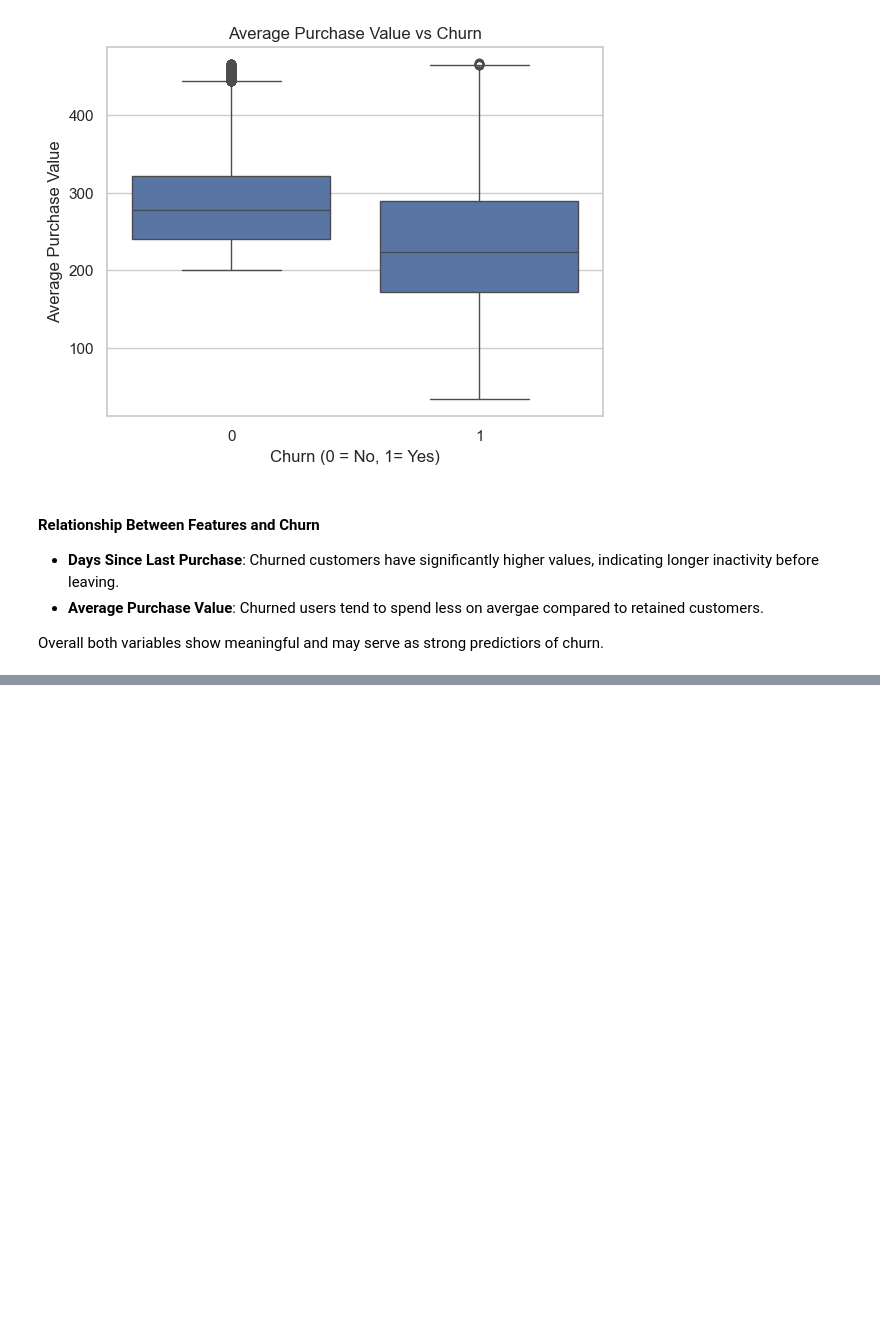
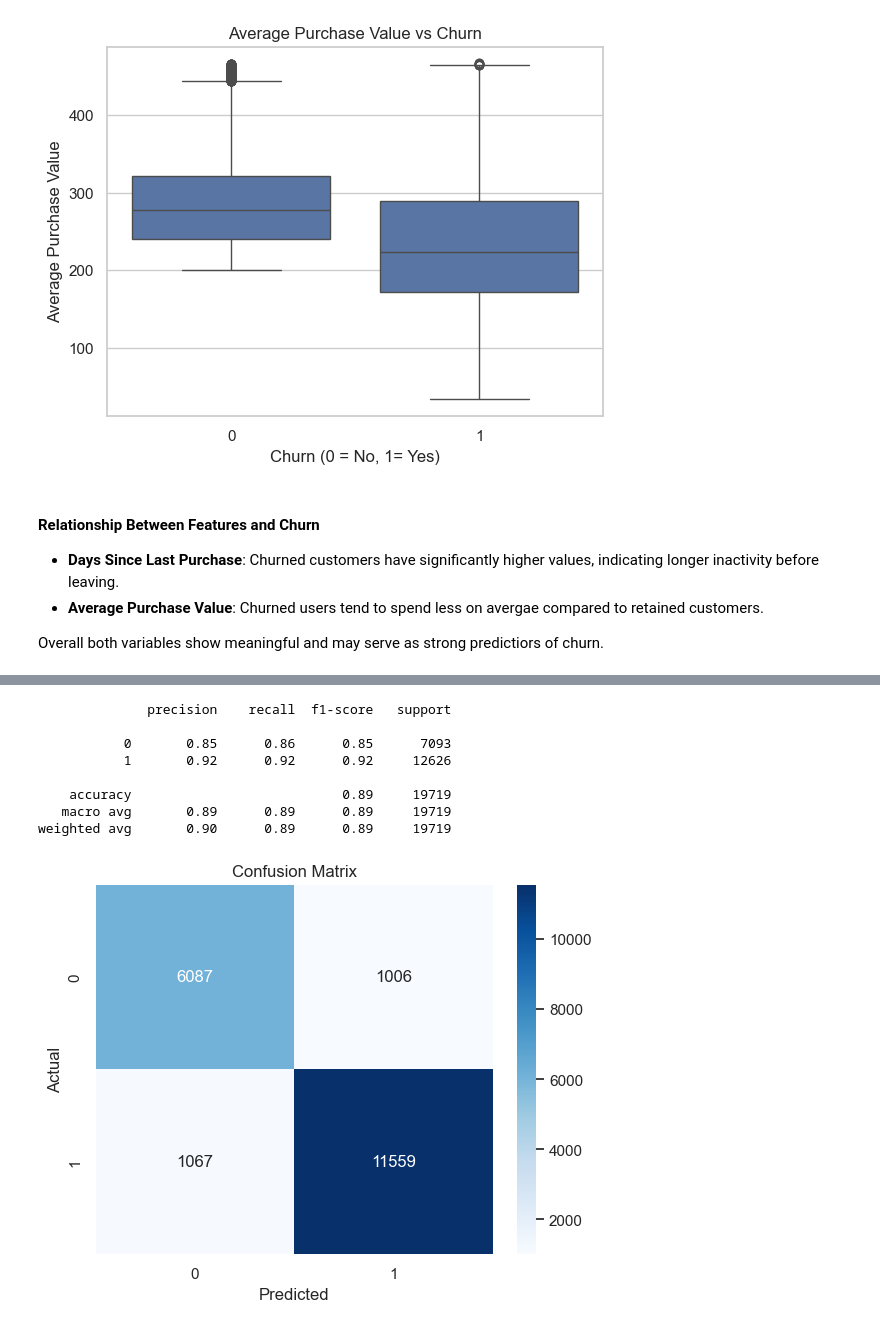
Before and after one commit to Wykoo/churn-prediction-project, a Jupyter notebook: notebooks/01_notebook.ipynb, the cells around one changed output, grey strips where cells are left out. Cells and saved outputs as stored; diff of their text form; code cells hidden in the pictures; blank space fills up the shorter version.

```diff
--- a/notebooks/01_eda.ipynb
+++ b/notebooks/01_notebook.ipynb
@@ -319,0 +362,21 @@ plt.show()
+# %%
+# Dropping unnecessary columns
+
+df = df.drop(columns=['klient_id', 'plec']) # plec is already encoded
+# %%
+from sklearn.preprocessing import StandardScaler
+# Separate features and target variables
+x = df.drop(columns=['czy_churn']) # features (predictors)
+y = df['czy_churn'] # target variable
+
+scaler = StandardScaler()
+X_scaled = scaler.fit_transform(x)
+# %%
+# Traing/Test Split
+from sklearn.model_selection import train_test_split
+
+X_train, X_test, y_train, y_test = train_test_split(x,y, test_size=0.2, random_state=42, stratify=y)
+# %%
+scaler = StandardScaler()
+X_train_scaled = scaler.fit_transform(X_train)
+X_test_scaled = scaler.transform(X_test)
@@ -319,0 +390,31 @@ plt.show()
+# %%
+from sklearn.linear_model import LogisticRegression
+from sklearn.metrics import classification_report, confusion_matrix
+
+# Initialize and train model
+model = LogisticRegression(max_iter=1000)
+model.fit(X_train_scaled, y_train)
+
+# Predict on test set
+y_pred = model.predict(X_test_scaled)
+
+# Classification report
+print(classification_report(y_test, y_pred))
+
+# Confusion matrix
+cm = confusion_matrix(y_test, y_pred)
+sns.heatmap(cm, annot=True, fmt='d', cmap='Blues')
+plt.xlabel("Predicted")
+plt.ylabel("Actual")
+plt.title("Confusion Matrix")
+plt.show()
+# %% [output]
+              precision    recall  f1-score   support
+
+           0       0.85      0.86      0.85      7093
+           1       0.92      0.92      0.92     12626
+
+    accuracy                           0.89     19719
+   macro avg       0.89      0.89      0.89     19719
+weighted avg       0.90      0.89      0.89     19719
+[figure, added]
```
Also changed, not shown: parts of 10 cells of this notebook, 7 other files.
